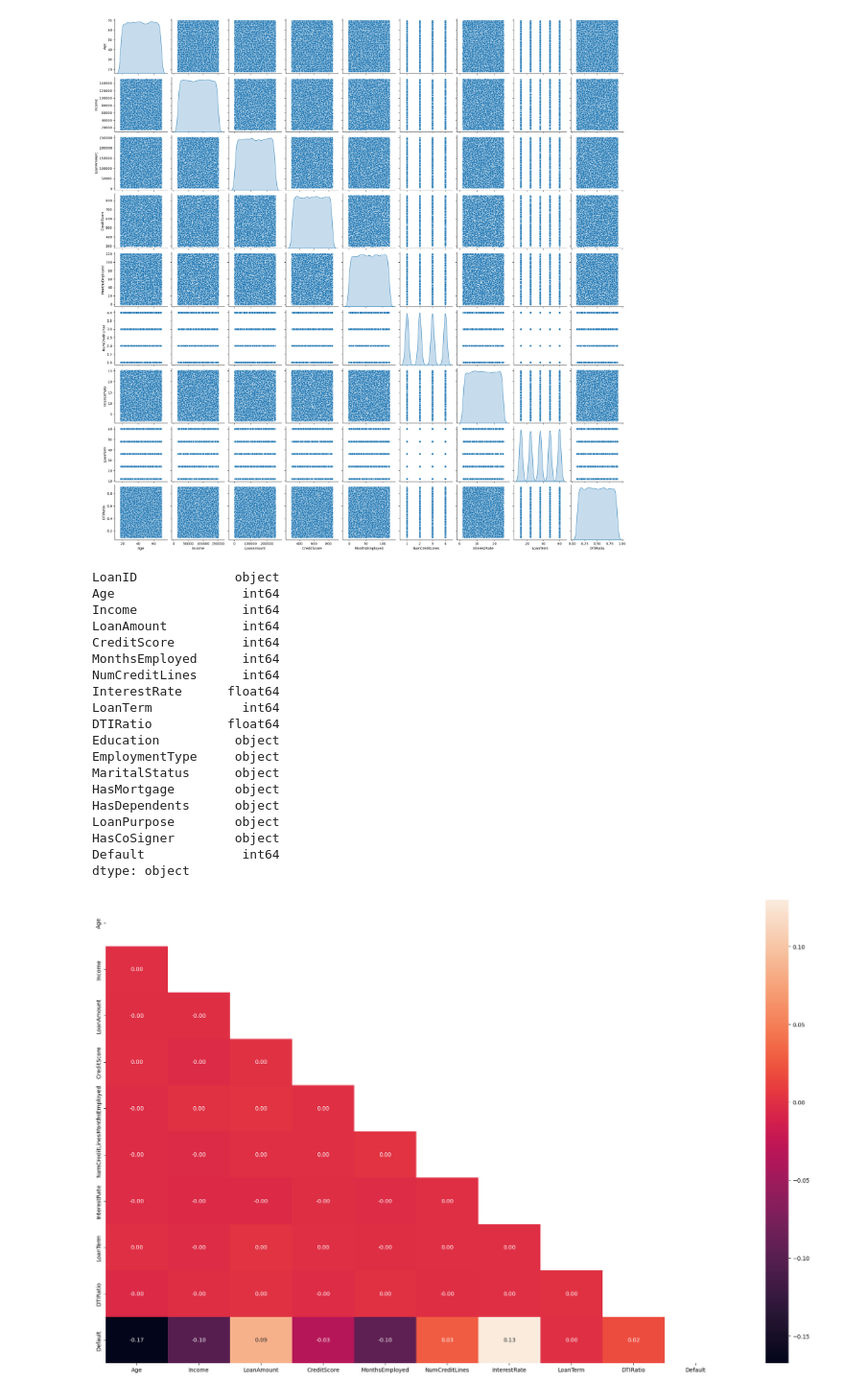
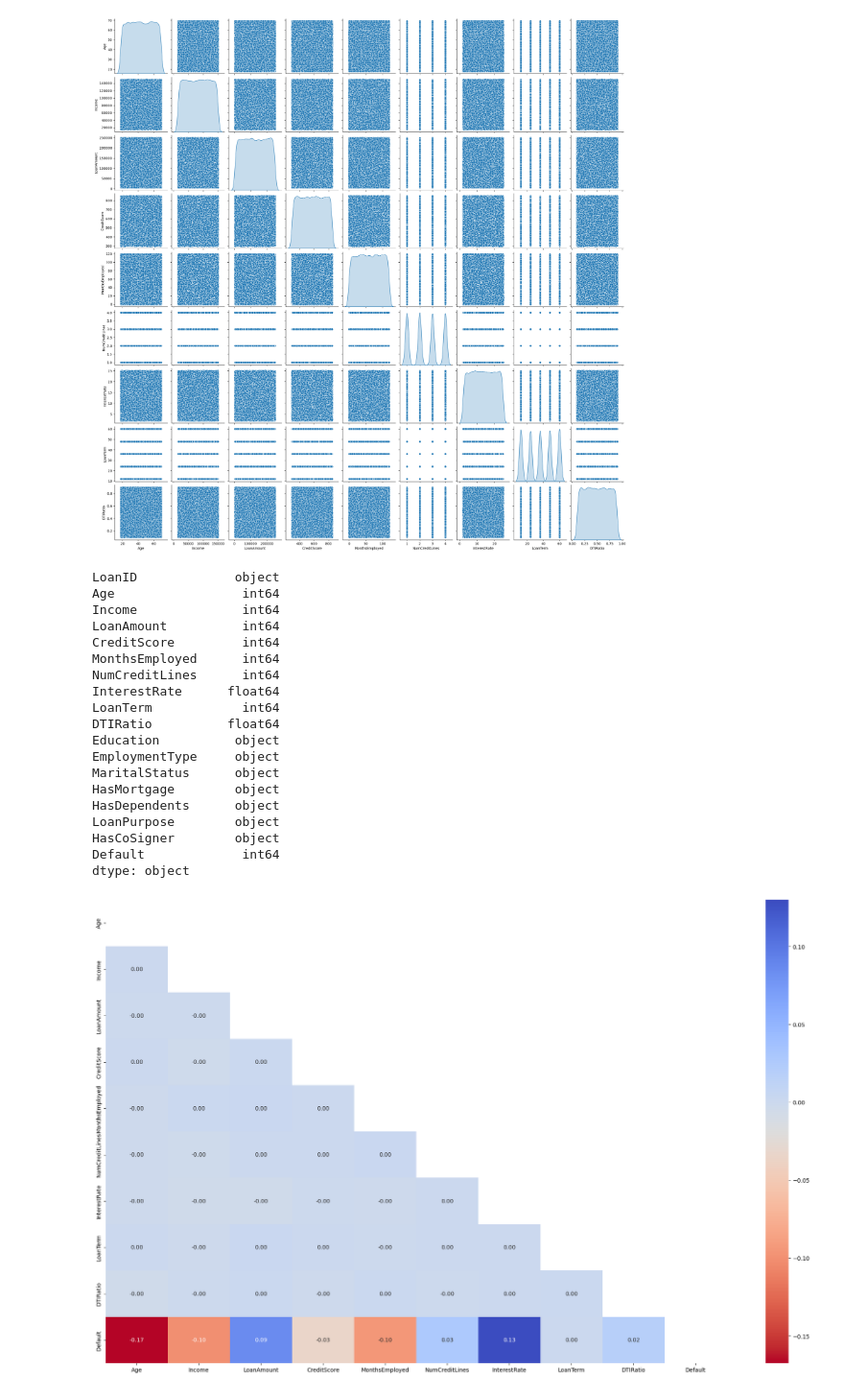
Before and after one commit to KushalSuvan/credit-default-predictor, a Jupyter notebook: preproc_and_eda.ipynb, the cells around one changed output. Shown at 96% size. Cells and saved outputs as stored; diff of their text form; code cells hidden in the pictures.

```diff
--- a/preproc_and_eda.ipynb
+++ b/preproc_and_eda.ipynb
@@ -188,38 +116,39 @@ sns.pairplot(data, diag_kind='kde', kind='scatter')
 <seaborn.axisgrid.PairGrid at 0x...>
 [figure]
 # %%
+# heatmap similar to previous two things
 import pandas as pd
 import numpy as np
 import matplotlib.pyplot as plt
 df = pd.read_csv('./data/train.csv')
 print(df.dtypes)
 numeric_cols = [col for col, type1 in zip(df.columns, df.dtypes) if type1 != 'object']
 df_num = df.loc[:, numeric_cols]
 corr = df_num.corr(method='pearson')
 mask = np.triu(np.ones_like(corr, dtype=bool)) # upper triangle is enough
 fig = plt.subplots(figsize=(25, 15))
-sns.heatmap(df_num.corr(), annot=True,fmt='.2f',mask=mask)
+sns.heatmap(df_num.corr(), annot=True,fmt='.2f',mask=mask, cmap='coolwarm_r')
 plt.show()
 
 # the heatmap for numerical features shows that no two of them are correlated
 # %% [output]
 LoanID             object
 Age                 int64
 Income              int64
 LoanAmount          int64
 CreditScore         int64
 MonthsEmployed      int64
 NumCreditLines      int64
 InterestRate      float64
 LoanTerm            int64
 DTIRatio          float64
 Education          object
 EmploymentType     object
 MaritalStatus      object
 HasMortgage        object
 HasDependents      object
 LoanPurpose        object
 HasCoSigner        object
 Default             int64
 dtype: object
-[figure, old version]
+[figure, new version]
```
Also changed, not shown: parts of 5 cells of this notebook.
